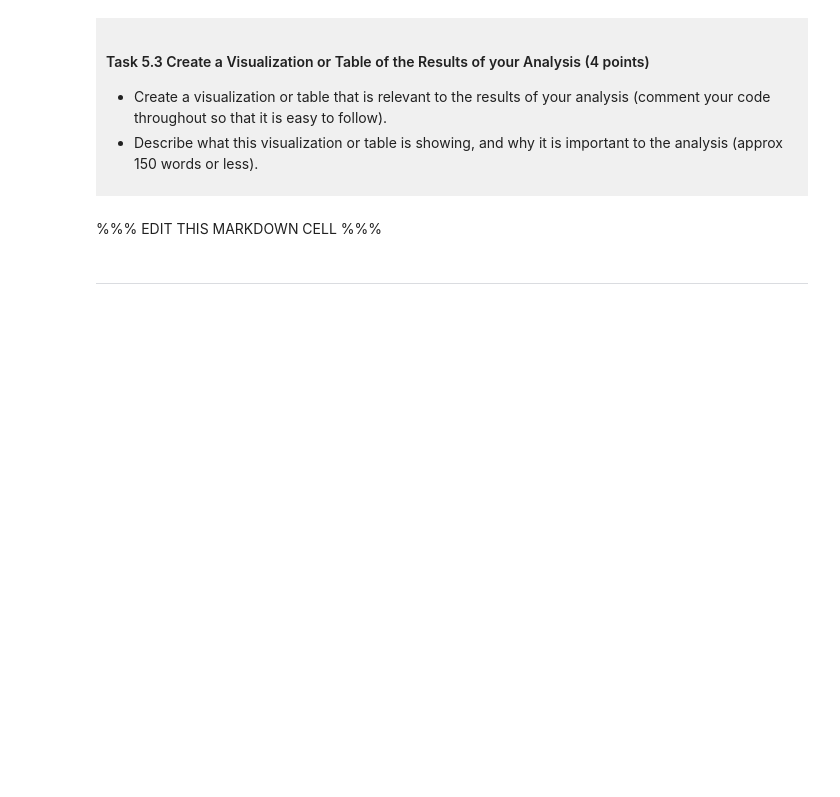
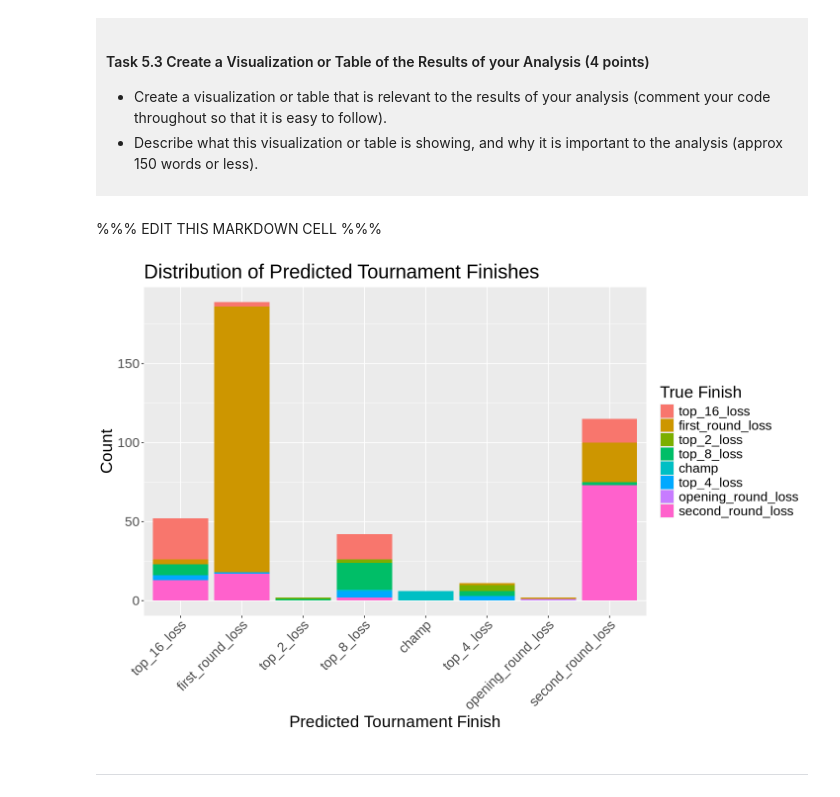
Before and after one commit to MiyaCreeden/dsci-100-project-miya-creeden, a Jupyter notebook: dsci-100-project-notebook.ipynb, the cells around one changed output. Drawn from its saved outputs; the diff is of its cells as text; code cells hidden in the pictures; blank space fills up the shorter version.

```diff
--- a/dsci-100-project-notebook.ipynb
+++ b/dsci-100-project-notebook.ipynb
@@ -502,7 +675,19 @@ This is a *draft*, we require a commit at this stage but it does not need to be
 # %% [markdown]
 %%% EDIT THIS MARKDOWN CELL %%%
 # %%
-### EDIT THIS CODE CELL ###
+#create a bar plot of test predictions colored by the true tournament finish
+ggplot(testing_results, aes(x = .pred_class, fill = tourney_finish)) +
+  geom_bar() +
+  labs(
+    title = "Distribution of Predicted Tournament Finishes",
+    x = "Predicted Tournament Finish",
+    y = "Count",
+    fill = "True Finish"
+  ) +
+  theme(text=element_text(size=20)) +
+  theme(axis.text.x = element_text(angle = 45, hjust = 1))
+# %% [output]
+[figure, added]
 # %% [markdown]
 -----
 # %% [markdown]
```
Also changed, not shown: parts of 4 cells of this notebook.
